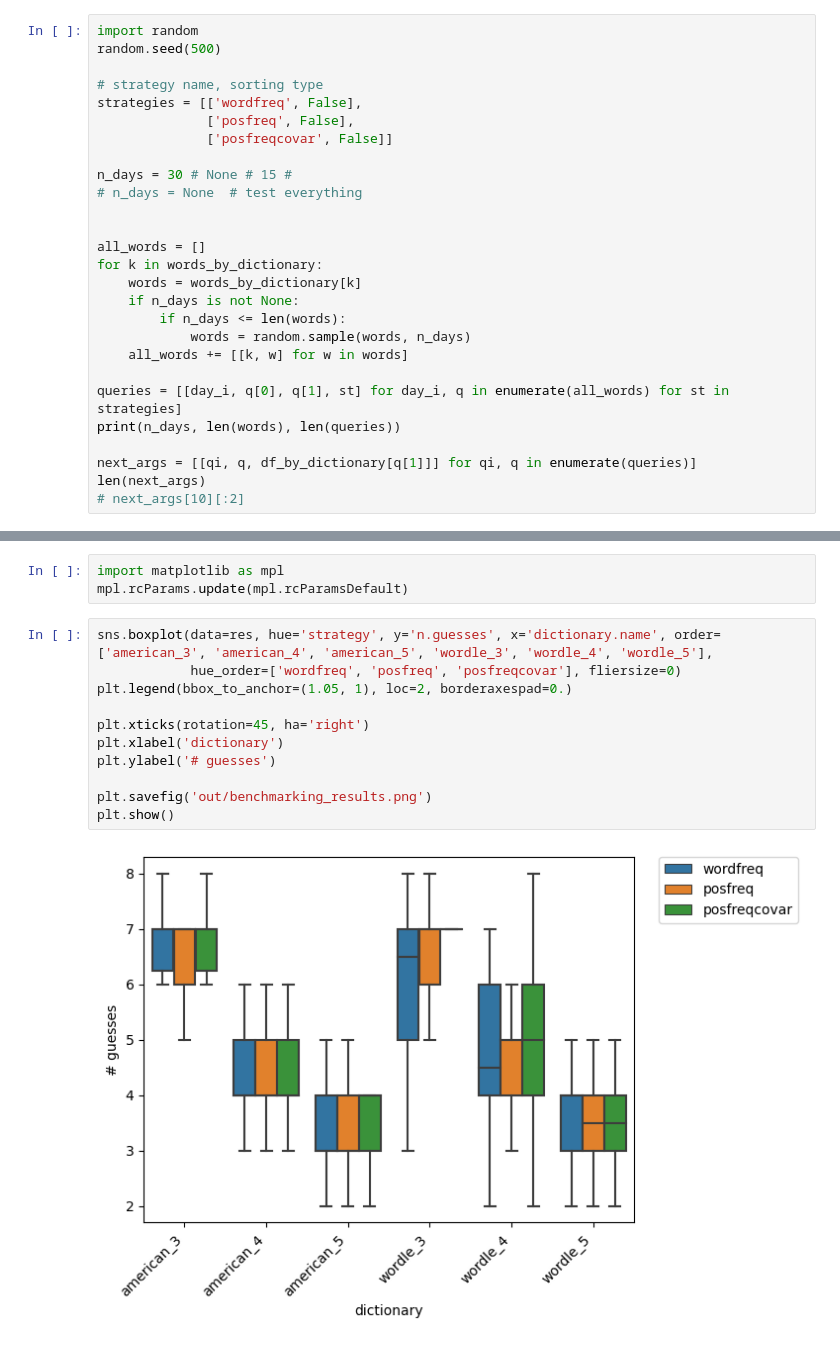
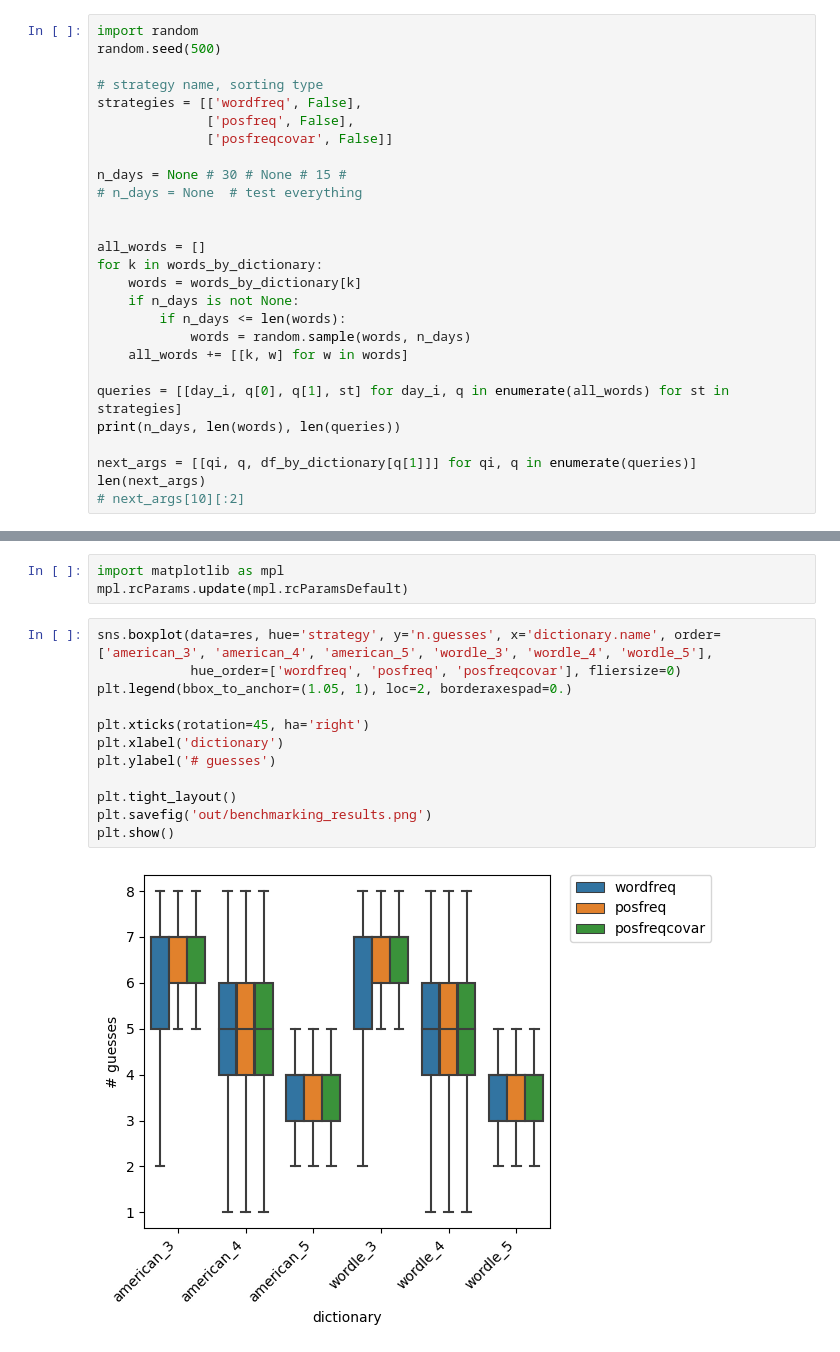
Before and after one commit to ilibarra/wordle_solver, a Jupyter notebook: benchmark_strategies.ipynb, the cells around one changed output, grey strips where cells are left out. Saved outputs shown, nothing was run; the diff lists cells and outputs as text.

```diff
--- a/benchmark_strategies.ipynb
+++ b/benchmark_strategies.ipynb
@@ -97,7 +97,7 @@ strategies = [['wordfreq', False],
               ['posfreq', False],
               ['posfreqcovar', False]]
 
-n_days = 30 # None # 15 #
+n_days = None # 30 # None # 15 #
 # n_days = None  # test everything
 
 
@@ -259,16 +246,17 @@ mpl.rcParams.update(mpl.rcParamsDefault)
 # %%
 sns.boxplot(data=res, hue='strategy', y='n.guesses', x='dictionary.name', order=['american_3', 'american_4', 'american_5', 'wordle_3', 'wordle_4', 'wordle_5'],
             hue_order=['wordfreq', 'posfreq', 'posfreqcovar'], fliersize=0)
 plt.legend(bbox_to_anchor=(1.05, 1), loc=2, borderaxespad=0.)
 
 plt.xticks(rotation=45, ha='right')
 plt.xlabel('dictionary')
 plt.ylabel('# guesses')
 
+plt.tight_layout()
 plt.savefig('out/benchmarking_results.png')
 plt.show()
 # %% [output]
-[figure, old version]
+[figure, new version]
 # %%
 res[res['dictionary.name'].str.endswith('_5')].groupby(['dictionary.name', 'strategy']).mean()[['n.guesses']] # .sort_values('n.guesses')
 # %% [output]
```
Also changed, not shown: parts of 14 cells of this notebook, 3 other files.
